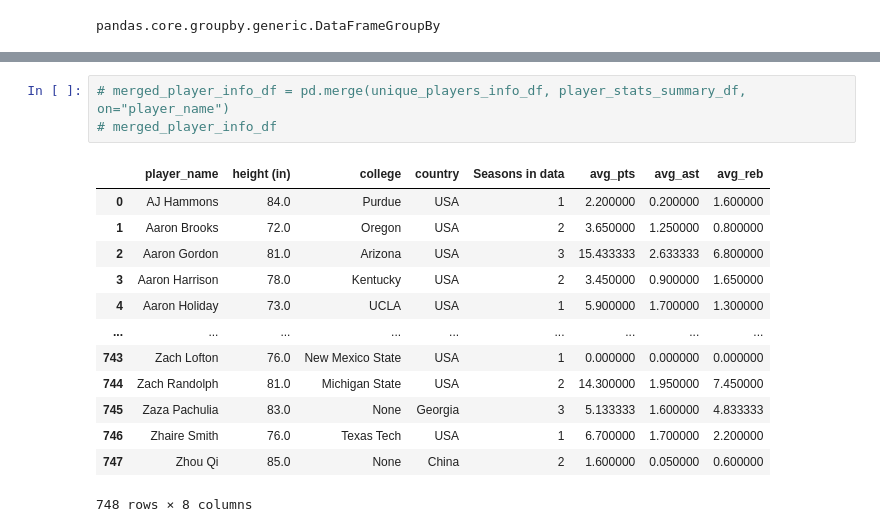
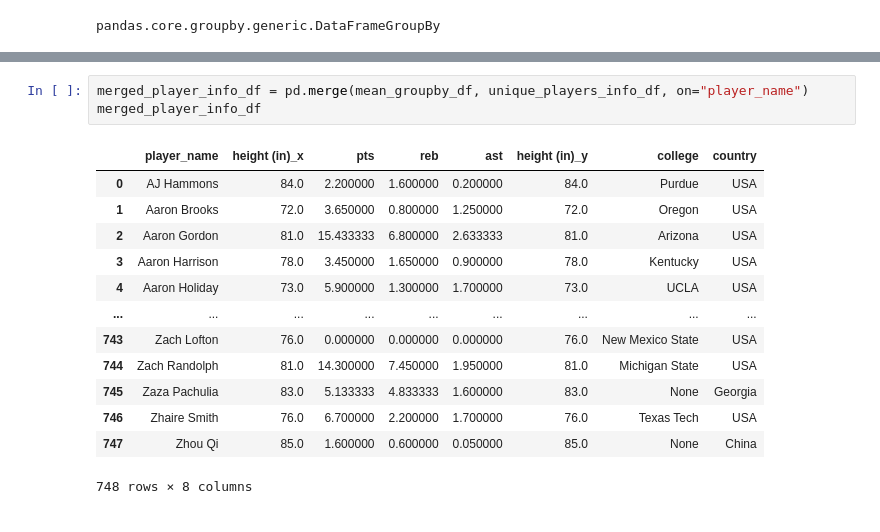
Before and after one commit to ic17rey/butler-groupA-project1, a Jupyter notebook: nba_height_project.ipynb, the cells around one changed output, grey strips where cells are left out. Cells and saved outputs as stored; diff of their text form.

Commit message:
Cleaned merged df

```diff
--- a/nba_height_project.ipynb
+++ b/nba_height_project.ipynb
@@ -320,17 +239,17 @@ Name: pts, Length: 748, dtype: float64
 # %%
-# merged_player_info_df = pd.merge(unique_players_info_df, player_stats_summary_df, on="player_name")
-# merged_player_info_df
+merged_player_info_df = pd.merge(mean_groupby_df, unique_players_info_df, on="player_name")
+merged_player_info_df
 # %% [output]
-|  | player_name | height (in) | college | country | Seasons in data | avg_pts | avg_ast | avg_reb |
-| 0 | AJ Hammons | 84.0 | Purdue | USA | 1 | 2.200000 | 0.200000 | 1.600000 |
-| 1 | Aaron Brooks | 72.0 | Oregon | USA | 2 | 3.650000 | 1.250000 | 0.800000 |
-| 2 | Aaron Gordon | 81.0 | Arizona | USA | 3 | 15.433333 | 2.633333 | 6.800000 |
-| 3 | Aaron Harrison | 78.0 | Kentucky | USA | 2 | 3.450000 | 0.900000 | 1.650000 |
-| 4 | Aaron Holiday | 73.0 | UCLA | USA | 1 | 5.900000 | 1.700000 | 1.300000 |
+|  | player_name | height (in)_x | pts | reb | ast | height (in)_y | college | country |
+| 0 | AJ Hammons | 84.0 | 2.200000 | 1.600000 | 0.200000 | 84.0 | Purdue | USA |
+| 1 | Aaron Brooks | 72.0 | 3.650000 | 0.800000 | 1.250000 | 72.0 | Oregon | USA |
+| 2 | Aaron Gordon | 81.0 | 15.433333 | 6.800000 | 2.633333 | 81.0 | Arizona | USA |
+| 3 | Aaron Harrison | 78.0 | 3.450000 | 1.650000 | 0.900000 | 78.0 | Kentucky | USA |
+| 4 | Aaron Holiday | 73.0 | 5.900000 | 1.300000 | 1.700000 | 73.0 | UCLA | USA |
 | ... | ... | ... | ... | ... | ... | ... | ... | ... |
-| 743 | Zach Lofton | 76.0 | New Mexico State | USA | 1 | 0.000000 | 0.000000 | 0.000000 |
-| 744 | Zach Randolph | 81.0 | Michigan State | USA | 2 | 14.300000 | 1.950000 | 7.450000 |
-| 745 | Zaza Pachulia | 83.0 | None | Georgia | 3 | 5.133333 | 1.600000 | 4.833333 |
-| 746 | Zhaire Smith | 76.0 | Texas Tech | USA | 1 | 6.700000 | 1.700000 | 2.200000 |
-| 747 | Zhou Qi | 85.0 | None | China | 2 | 1.600000 | 0.050000 | 0.600000 |
+| 743 | Zach Lofton | 76.0 | 0.000000 | 0.000000 | 0.000000 | 76.0 | New Mexico State | USA |
+| 744 | Zach Randolph | 81.0 | 14.300000 | 7.450000 | 1.950000 | 81.0 | Michigan State | USA |
+| 745 | Zaza Pachulia | 83.0 | 5.133333 | 4.833333 | 1.600000 | 83.0 | None | Georgia |
+| 746 | Zhaire Smith | 76.0 | 6.700000 | 2.200000 | 1.700000 | 76.0 | Texas Tech | USA |
+| 747 | Zhou Qi | 85.0 | 1.600000 | 0.600000 | 0.050000 | 85.0 | None | China |
 748 rows × 8 columns
```
Also changed, not shown: parts of 11 cells of this notebook.
